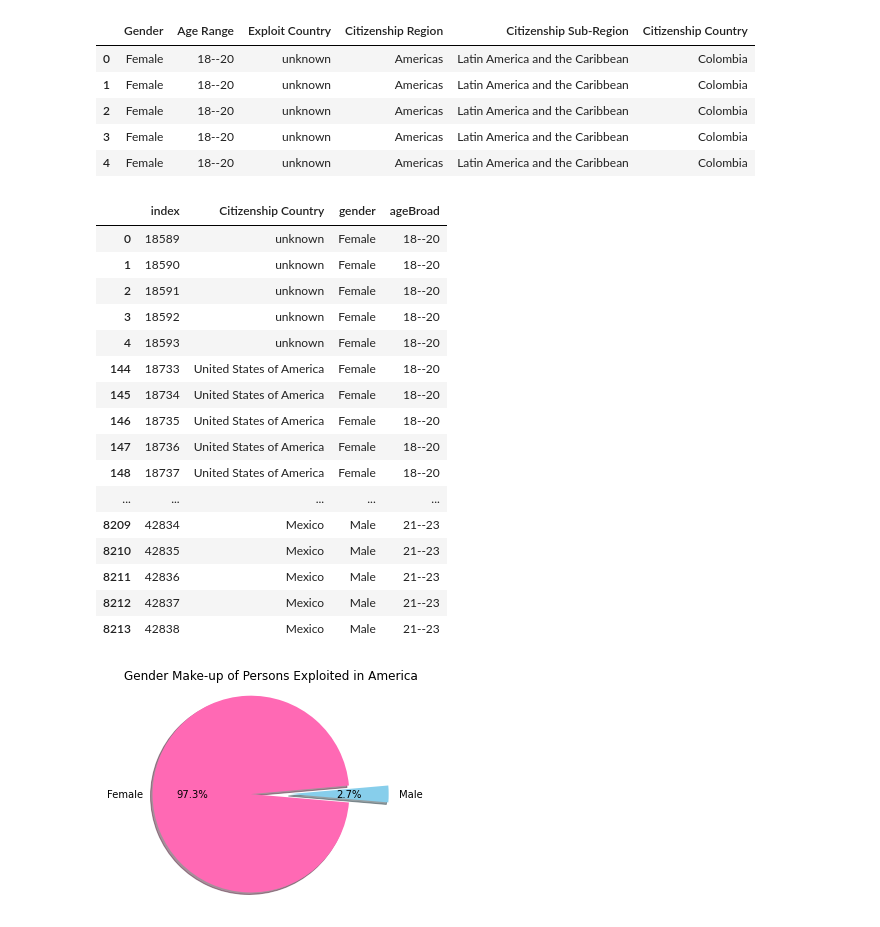
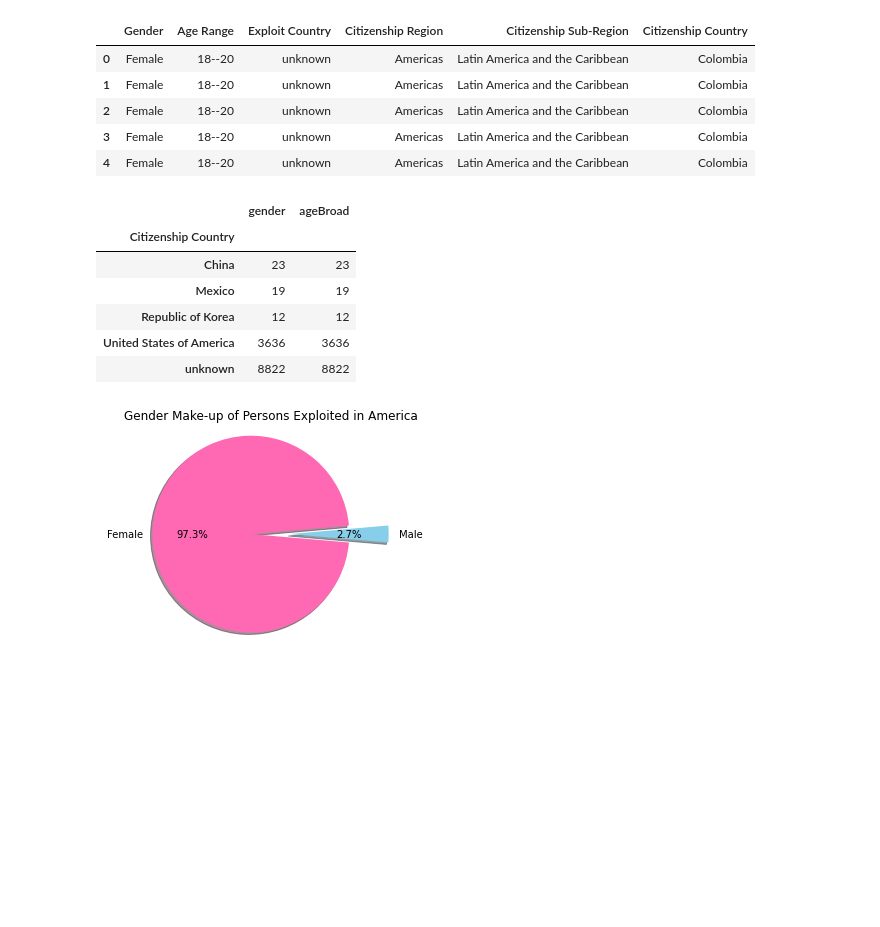
Before and after one commit to saronraut/Human-Trafficking-Awareness, a Jupyter notebook: Shirley/Economics_SJL.ipynb, the cells around one changed output. Cells and saved outputs as stored; diff of their text form; code cells hidden in the pictures; blank space fills up the shorter version.

```diff
--- a/Shirley/Economics_SJL.ipynb
+++ b/Shirley/Economics_SJL.ipynb
@@ -78,27 +78,17 @@ citizen_df_renamed.head()
 | 4 | Female | 18--20 | unknown | Americas | Latin America and the Caribbean | Colombia |
 # %%
 exploited_in_America = pd.DataFrame(clean_data[clean_data['Exploit Country']== 'United States of America'])
-exploited_in_America_from = exploited_in_America[['Citizenship Country','gender','ageBroad']].reset_index()
+exploited_in_America_from = exploited_in_America[['Citizenship Country','gender','ageBroad']]
 citizenship_persons_in_USA = exploited_in_America_from.groupby(['Citizenship Country'])
-citizenship_persons_in_USA.head()
+citizenship_persons_in_USA.count()
 # %% [output]
-|  | index | Citizenship Country | gender | ageBroad |
-| 0 | 18589 | unknown | Female | 18--20 |
-| 1 | 18590 | unknown | Female | 18--20 |
-| 2 | 18591 | unknown | Female | 18--20 |
-| 3 | 18592 | unknown | Female | 18--20 |
-| 4 | 18593 | unknown | Female | 18--20 |
-| 144 | 18733 | United States of America | Female | 18--20 |
-| 145 | 18734 | United States of America | Female | 18--20 |
-| 146 | 18735 | United States of America | Female | 18--20 |
-| 147 | 18736 | United States of America | Female | 18--20 |
-| 148 | 18737 | United States of America | Female | 18--20 |
-| ... | ... | ... | ... | ... |
-| 8209 | 42834 | Mexico | Male | 21--23 |
-| 8210 | 42835 | Mexico | Male | 21--23 |
-| 8211 | 42836 | Mexico | Male | 21--23 |
-| 8212 | 42837 | Mexico | Male | 21--23 |
-| 8213 | 42838 | Mexico | Male | 21--23 |
+|  | gender | ageBroad |
+| Citizenship Country |  |  |
+| China | 23 | 23 |
+| Mexico | 19 | 19 |
+| Republic of Korea | 12 | 12 |
+| United States of America | 3636 | 3636 |
+| unknown | 8822 | 8822 |
 # %%
 gender_table = exploited_in_America_from.groupby(['gender']).count()['Citizenship Country']
 gender_table
```
Also changed, not shown: parts of 1 cell of this notebook, 4 other files.
